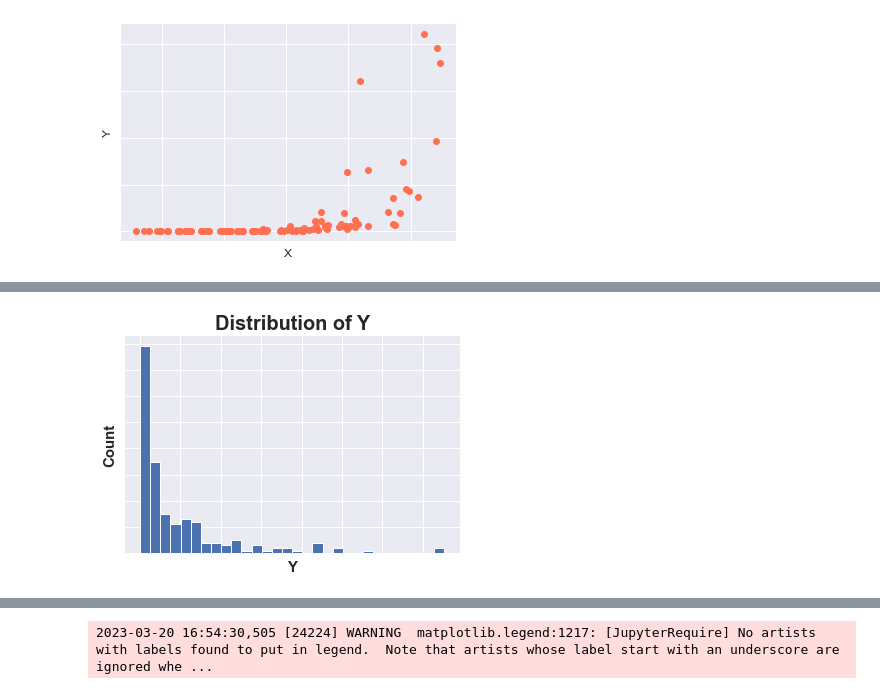
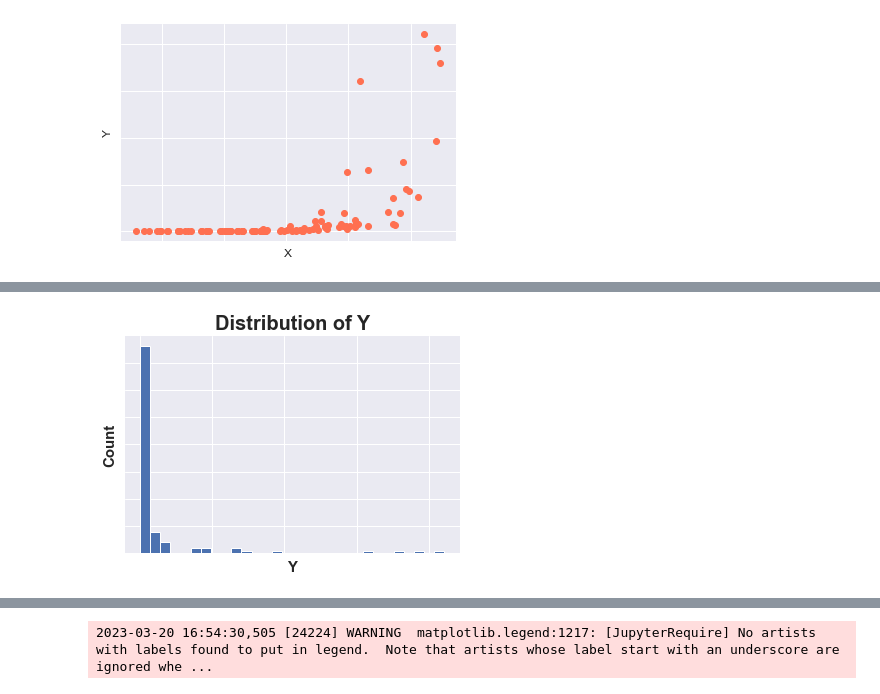
Before and after one commit to ChawlaAvi/Daily-Dose-of-Data-Science, a Jupyter notebook: Machine Learning/Linear-Regression-Check-Output.ipynb, the cells around one changed output, grey strips where cells are left out. Drawn from its saved outputs; the diff is of its cells as text; code cells hidden in the pictures.

```diff
--- a/Machine Learning/Linear-Regression-Check-Output.ipynb
+++ b/Machine Learning/Linear-Regression-Check-Output.ipynb
@@ -42,28 +42,19 @@ plt.show()
 # %% [output]
 [figure]
 # %%
-# Create gamma dataset
-np.random.seed(7)
-x1 = np.random.uniform(-1, 1, 200)
-x2 = np.random.uniform(-1, 1, 200)
-mu = np.exp(1 + 0.5*x1 + 2*x2 + np.random.randn())
-y = np.random.gamma(shape = 2, scale = mu/2, size = 200)
-gamma_data = pd.DataFrame({'X1':x1, 'X2':x2, 'Y':y})
-# Plot data
-
 fig, ax = plt.subplots()
 
-plt.hist(gamma_data['Y'], bins=30)
+plt.hist(Y, bins=30)
 plt.ylabel('Count', fontsize=15, fontweight="bold")
 plt.xlabel('Y', fontsize=15, fontweight="bold")
 plt.title('Distribution of Y', fontsize = 20, fontweight="bold")
 ax.set_xticklabels([])
 ax.set_yticklabels([])
 
 plt.show()
 # %% [output]
 [interactive output not drawn]
-[figure, old version]
+[figure, new version]
 # %%
 # Plot data
 fig, ax = plt.subplots()
```
Also changed, not shown: parts of 1 cell of this notebook.
